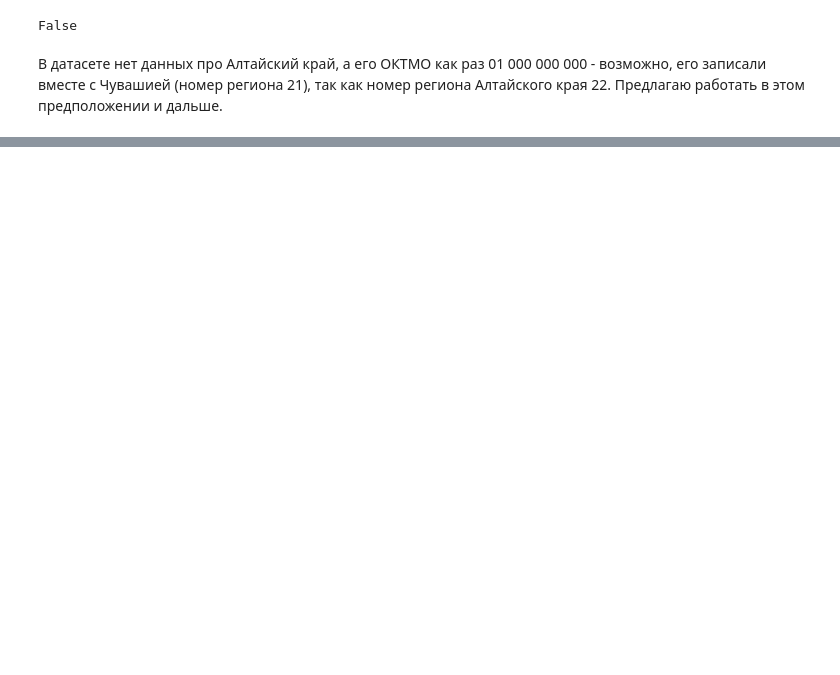
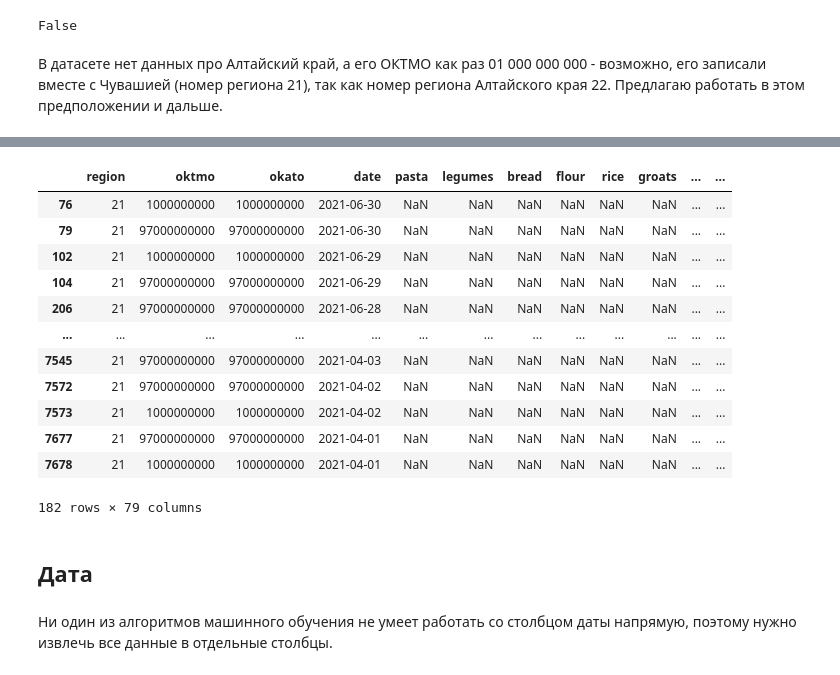
Before and after one commit to grigoriizharkov/All-Cups, a Jupyter notebook: task1/Average prices.ipynb, the cells around one changed output, grey strips where cells are left out. Saved outputs shown, nothing was run; the diff lists cells and outputs as text; code cells hidden in the pictures; blank space fills up the shorter version.

```diff
--- a/task1/Average prices.ipynb
+++ b/task1/Average prices.ipynb
@@ -76,3 +80,5 @@ Name: date, Length: 69785, dtype: datetime64[ns]
+# %%
+test.date = pd.to_datetime(test.date, format='%d.%m.%Y')
 # %%
 test.date
 # %% [output]
@@ -177 +155,21 @@ train[train.region == 21]
 1642 rows × 79 columns
+# %%
+test[test.region == 21]
+# %% [output]
+|  | region | oktmo | okato | date | pasta | legumes | bread | flour | rice | groats | ... | ... |
+| 76 | 21 | 1000000000 | 1000000000 | 2021-06-30 | NaN | NaN | NaN | NaN | NaN | NaN | ... | ... |
+| 79 | 21 | 97000000000 | 97000000000 | 2021-06-30 | NaN | NaN | NaN | NaN | NaN | NaN | ... | ... |
+| 102 | 21 | 1000000000 | 1000000000 | 2021-06-29 | NaN | NaN | NaN | NaN | NaN | NaN | ... | ... |
+| 104 | 21 | 97000000000 | 97000000000 | 2021-06-29 | NaN | NaN | NaN | NaN | NaN | NaN | ... | ... |
+| 206 | 21 | 97000000000 | 97000000000 | 2021-06-28 | NaN | NaN | NaN | NaN | NaN | NaN | ... | ... |
+| ... | ... | ... | ... | ... | ... | ... | ... | ... | ... | ... | ... | ... |
+| 7545 | 21 | 97000000000 | 97000000000 | 2021-04-03 | NaN | NaN | NaN | NaN | NaN | NaN | ... | ... |
+| 7572 | 21 | 97000000000 | 97000000000 | 2021-04-02 | NaN | NaN | NaN | NaN | NaN | NaN | ... | ... |
+| 7573 | 21 | 1000000000 | 1000000000 | 2021-04-02 | NaN | NaN | NaN | NaN | NaN | NaN | ... | ... |
+| 7677 | 21 | 97000000000 | 97000000000 | 2021-04-01 | NaN | NaN | NaN | NaN | NaN | NaN | ... | ... |
+| 7678 | 21 | 1000000000 | 1000000000 | 2021-04-01 | NaN | NaN | NaN | NaN | NaN | NaN | ... | ... |
+182 rows × 79 columns
+# %% [markdown]
+## Дата
+# %% [markdown]
+Ни один из алгоритмов машинного обучения не умеет работать со столбцом даты напрямую, поэтому нужно извлечь все данные в отдельные столбцы.
```
Also changed, not shown: parts of 31 cells of this notebook.
